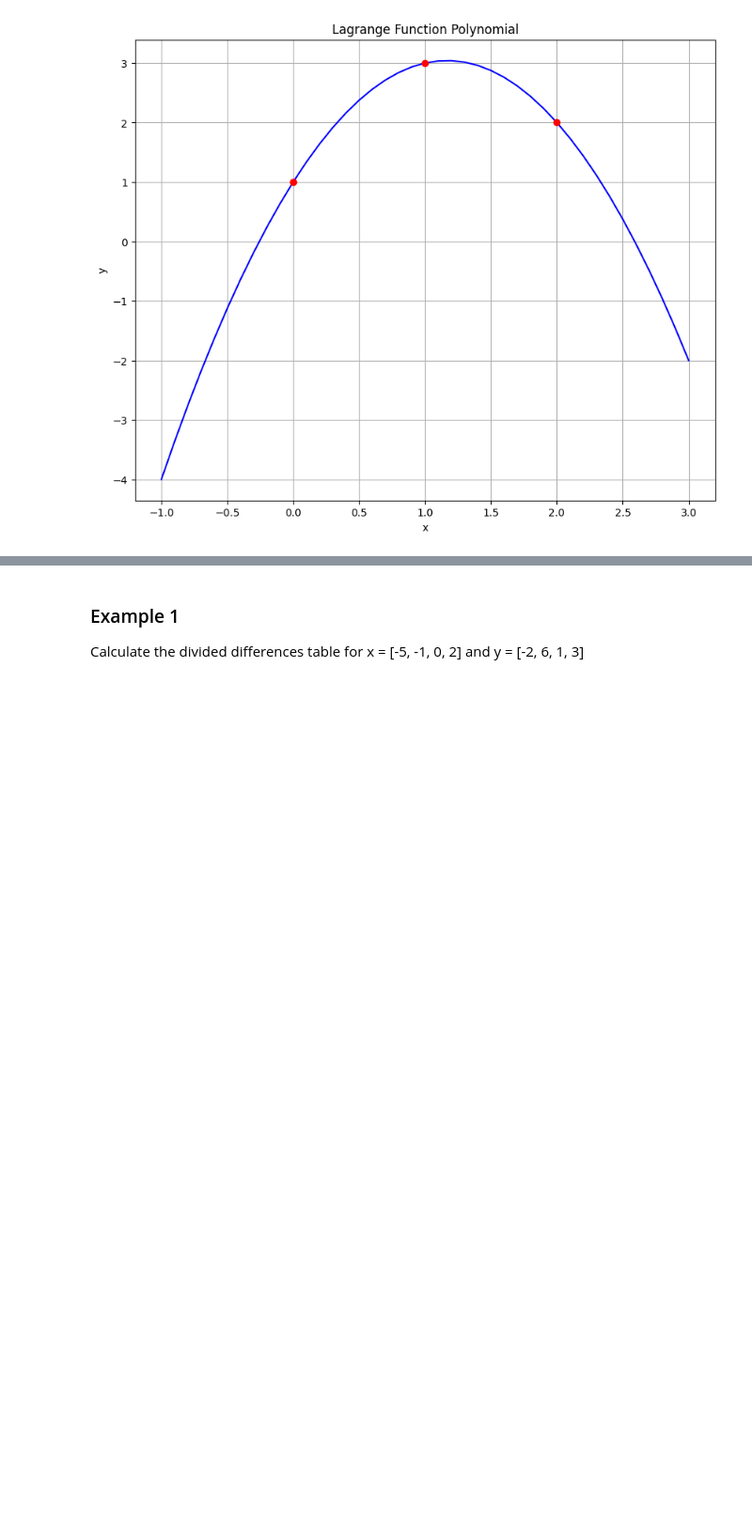
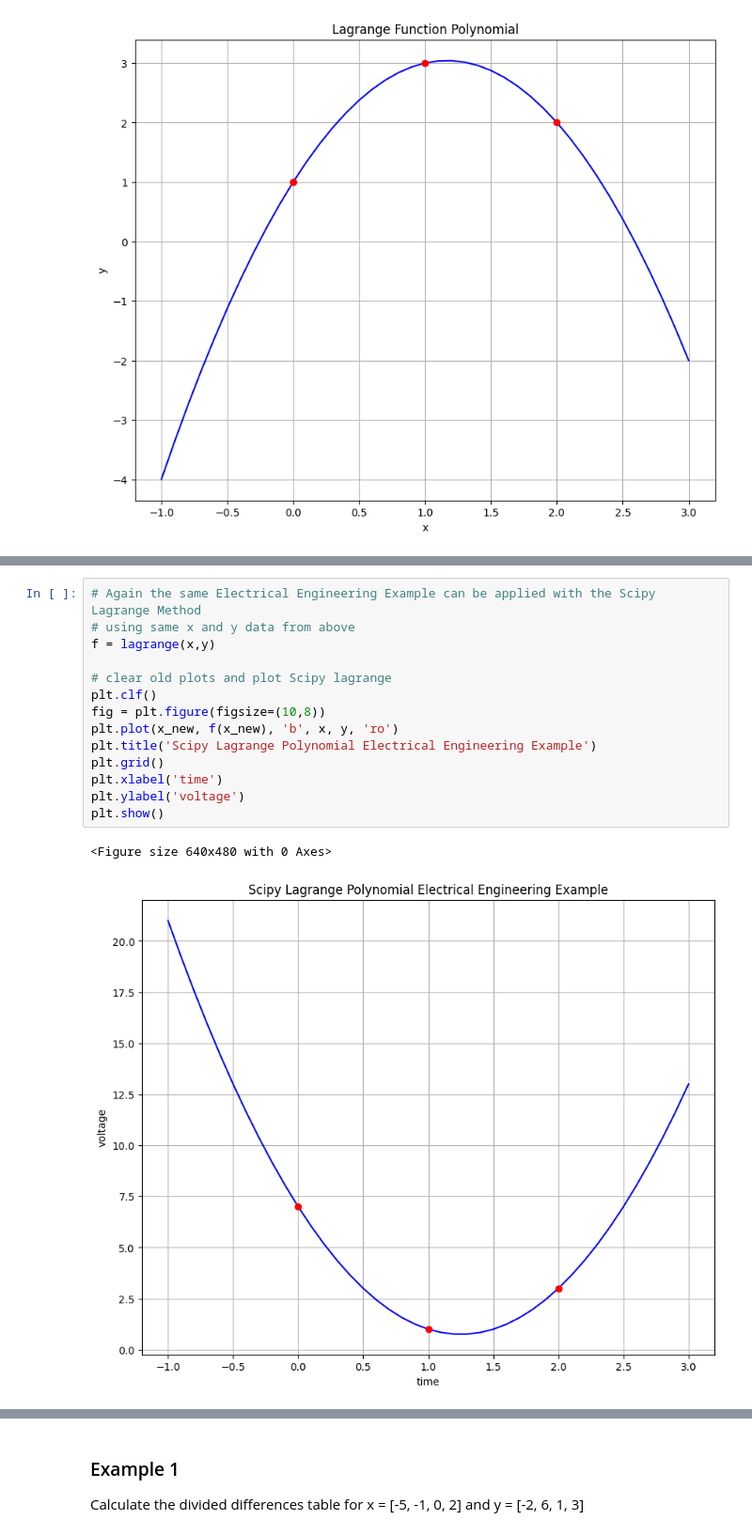
Before and after one commit to ColeTKrause/MAT421, a Jupyter notebook: ModuleB_P2.ipynb, the cells around one changed output, grey strips where cells are left out. Shown: that part at 94% size. Drawn from its saved outputs; the diff is of its cells as text; blank space fills up the shorter version.

```diff
--- a/ModuleB_P2.ipynb
+++ b/ModuleB_P2.ipynb
@@ -102,3 +150,20 @@ plt.show()
+# %%
+# Again the same Electrical Engineering Example can be applied with the Scipy Lagrange Method
+# using same x and y data from above
+f = lagrange(x,y)
+
+# clear old plots and plot Scipy lagrange
+plt.clf()
+fig = plt.figure(figsize=(10,8))
+plt.plot(x_new, f(x_new), 'b', x, y, 'ro')
+plt.title('Scipy Lagrange Polynomial Electrical Engineering Example')
+plt.grid()
+plt.xlabel('time')
+plt.ylabel('voltage')
+plt.show()
+# %% [output]
+<Figure size 640x480 with 0 Axes>
+[figure, added]
 # %% [markdown]
 ## Newton's Polynomial Interpolation
 ### Section 17.5
```
Also changed, not shown: parts of 6 cells of this notebook.
